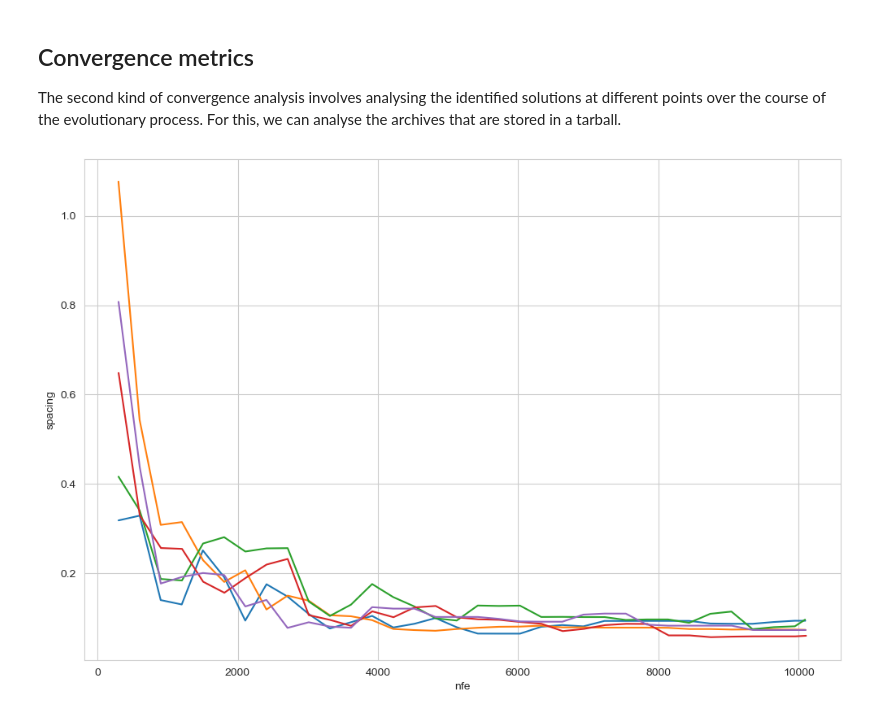
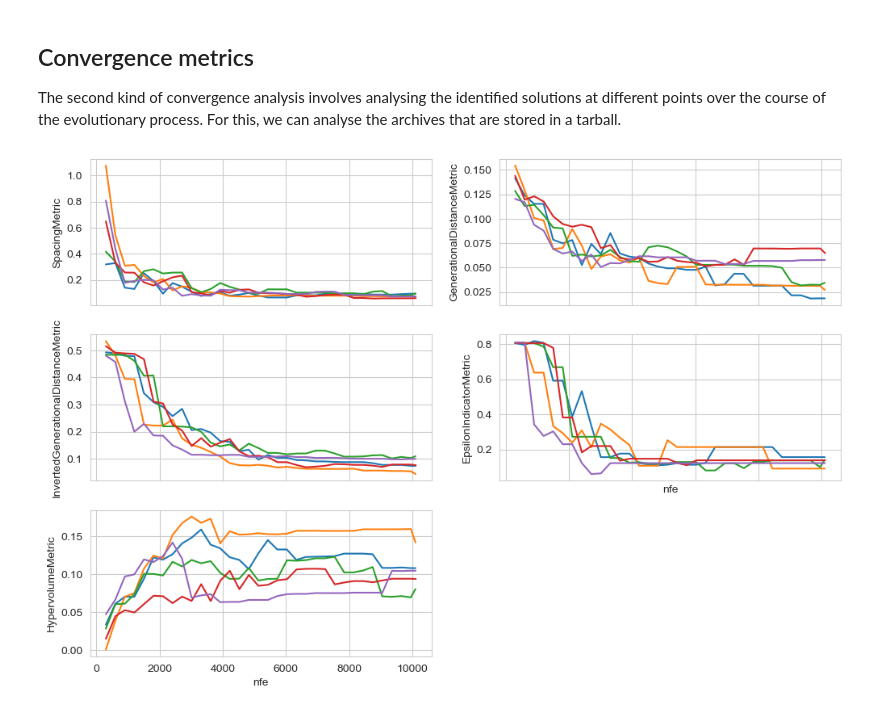
Before and after one commit to quaquel/EMAworkbench, a Jupyter notebook: ema_workbench/examples/optimization_convergence_analysis.ipynb, the cells around one changed output. Cells and saved outputs as stored; diff of their text form; code cells hidden in the pictures.

```diff
--- a/ema_workbench/examples/optimization_convergence_analysis.ipynb
+++ b/ema_workbench/examples/optimization_convergence_analysis.ipynb
@@ -105,23 +105,27 @@ archives = all_archives[0]
 # %%
-from ema_workbench import SpacingMetric
+from ema_workbench import (SpacingMetric, GenerationalDistanceMetric, InvertedGenerationalDistanceMetric,
+                           EpsilonIndicatorMetric, HypervolumeMetric)
 
-fig, ax = plt.subplots()
+fig, axes = plt.subplots(ncols=2, nrows=3, sharex=True)
+axes[-1, -1].axis("off")
 
-spacing_metric = SpacingMetric(reference_set, problem)
+for ax, metric in zip(axes.flatten(), [SpacingMetric, GenerationalDistanceMetric, InvertedGenerationalDistanceMetric, EpsilonIndicatorMetric, HypervolumeMetric]):
+    metric = metric(reference_set, problem)
 
-for entry in all_archives:
-    scores = []
-    for nfe, archive in entry:
-        score = spacing_metric.calculate(archive)
-        scores.append((nfe, score))
+    for entry in all_archives:
+        scores = []
+        for nfe, archive in entry:
+            score = metric.calculate(archive)
+            scores.append((nfe, score))
 
-    scores = np.asarray(scores)
+        scores = np.asarray(scores)
 
-    ax.plot(scores[:, 0], scores[:,1])
+        ax.plot(scores[:, 0], scores[:,1])
+    ax.set_ylabel(metric.__class__.__name__)
 
-ax.set_xlabel("nfe")
-ax.set_ylabel("spacing")
+axes[2, 0].set_xlabel("nfe")
+axes[1, 1].set_xlabel("nfe")
 
 plt.show()
 # %% [output]
-[figure, old version]
+[figure, new version]
```
Also changed, not shown: parts of 12 cells of this notebook.
